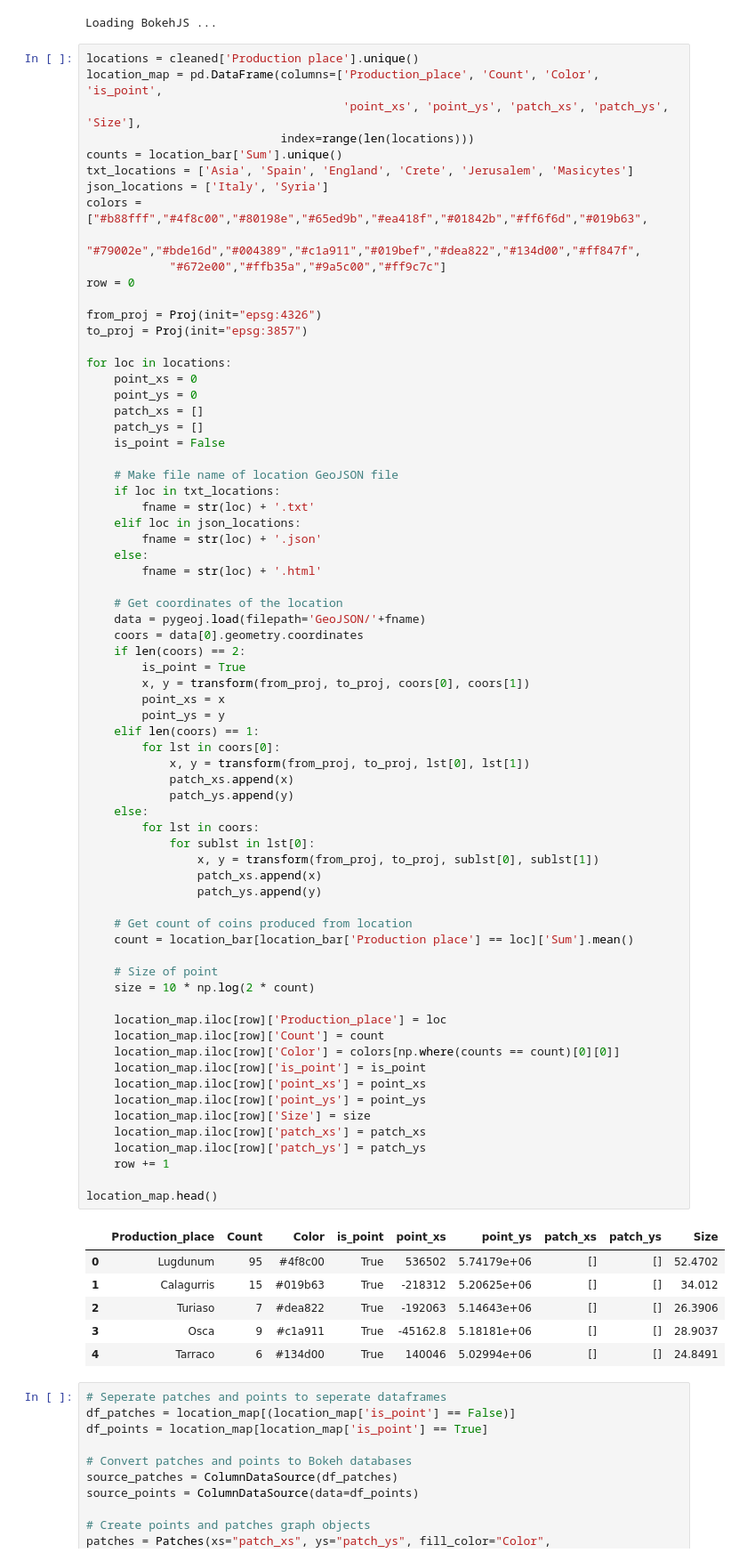
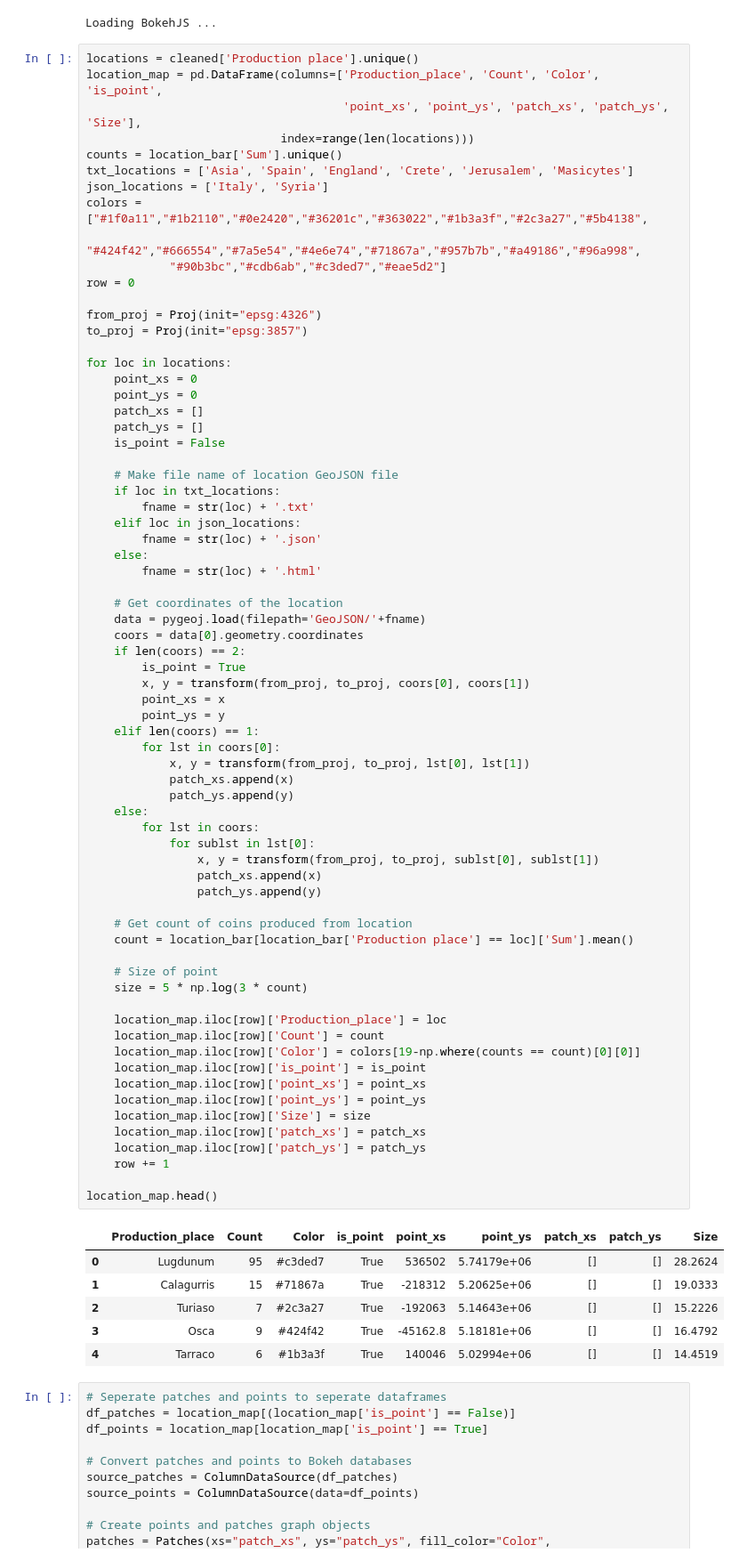
Before and after one commit to williamma12/roman_coinage, a Jupyter notebook: Analyze Data.ipynb, the cells around one changed output. Shown at 89% size. Saved outputs shown, nothing was run; the diff lists cells and outputs as text.

Commit message:
Update map colors

```diff
--- a/Analyze Data.ipynb
+++ b/Analyze Data.ipynb
@@ -354,9 +354,9 @@ location_map = pd.DataFrame(columns=['Production_place', 'Count', 'Color', 'is_p
 counts = location_bar['Sum'].unique()
 txt_locations = ['Asia', 'Spain', 'England', 'Crete', 'Jerusalem', 'Masicytes']
 json_locations = ['Italy', 'Syria']
-colors = ["#b88fff","#4f8c00","#80198e","#65ed9b","#ea418f","#01842b","#ff6f6d","#019b63",
-            "#79002e","#bde16d","#004389","#c1a911","#019bef","#dea822","#134d00","#ff847f",
-            "#672e00","#ffb35a","#9a5c00","#ff9c7c"]
+colors = ["#1f0a11","#1b2110","#0e2420","#36201c","#363022","#1b3a3f","#2c3a27","#5b4138",
+            "#424f42","#666554","#7a5e54","#4e6e74","#71867a","#957b7b","#a49186","#96a998",
+            "#90b3bc","#cdb6ab","#c3ded7","#eae5d2"]
 row = 0
 
 from_proj = Proj(init="epsg:4326")
@@ -388,40 +388,40 @@ for loc in locations:
     elif len(coors) == 1:
         for lst in coors[0]:
             x, y = transform(from_proj, to_proj, lst[0], lst[1])
             patch_xs.append(x)
             patch_ys.append(y)
     else:
         for lst in coors:
             for sublst in lst[0]:
                 x, y = transform(from_proj, to_proj, sublst[0], sublst[1])
                 patch_xs.append(x)
                 patch_ys.append(y)
 
     # Get count of coins produced from location
     count = location_bar[location_bar['Production place'] == loc]['Sum'].mean()
 
     # Size of point
-    size = 10 * np.log(2 * count)
+    size = 5 * np.log(3 * count)
 
     location_map.iloc[row]['Production_place'] = loc
     location_map.iloc[row]['Count'] = count
-    location_map.iloc[row]['Color'] = colors[np.where(counts == count)[0][0]]
+    location_map.iloc[row]['Color'] = colors[19-np.where(counts == count)[0][0]]
     location_map.iloc[row]['is_point'] = is_point
     location_map.iloc[row]['point_xs'] = point_xs
     location_map.iloc[row]['point_ys'] = point_ys
     location_map.iloc[row]['Size'] = size
     location_map.iloc[row]['patch_xs'] = patch_xs
     location_map.iloc[row]['patch_ys'] = patch_ys
     row += 1
 
 location_map.head()
 # %% [output]
 |  | Production_place | Count | Color | is_point | point_xs | point_ys | patch_xs | patch_ys | Size |
-| 0 | Lugdunum | 95 | #4f8c00 | True | 536502 | 5.74179e+06 | [] | [] | 52.4702 |
-| 1 | Calagurris | 15 | #019b63 | True | -218312 | 5.20625e+06 | [] | [] | 34.012 |
-| 2 | Turiaso | 7 | #dea822 | True | -192063 | 5.14643e+06 | [] | [] | 26.3906 |
-| 3 | Osca | 9 | #c1a911 | True | -45162.8 | 5.18181e+06 | [] | [] | 28.9037 |
-| 4 | Tarraco | 6 | #134d00 | True | 140046 | 5.02994e+06 | [] | [] | 24.8491 |
+| 0 | Lugdunum | 95 | #c3ded7 | True | 536502 | 5.74179e+06 | [] | [] | 28.2624 |
+| 1 | Calagurris | 15 | #71867a | True | -218312 | 5.20625e+06 | [] | [] | 19.0333 |
+| 2 | Turiaso | 7 | #2c3a27 | True | -192063 | 5.14643e+06 | [] | [] | 15.2226 |
+| 3 | Osca | 9 | #424f42 | True | -45162.8 | 5.18181e+06 | [] | [] | 16.4792 |
+| 4 | Tarraco | 6 | #1b3a3f | True | 140046 | 5.02994e+06 | [] | [] | 14.4519 |
 # %%
 # Seperate patches and points to seperate dataframes
 df_patches = location_map[(location_map['is_point'] == False)]
```
